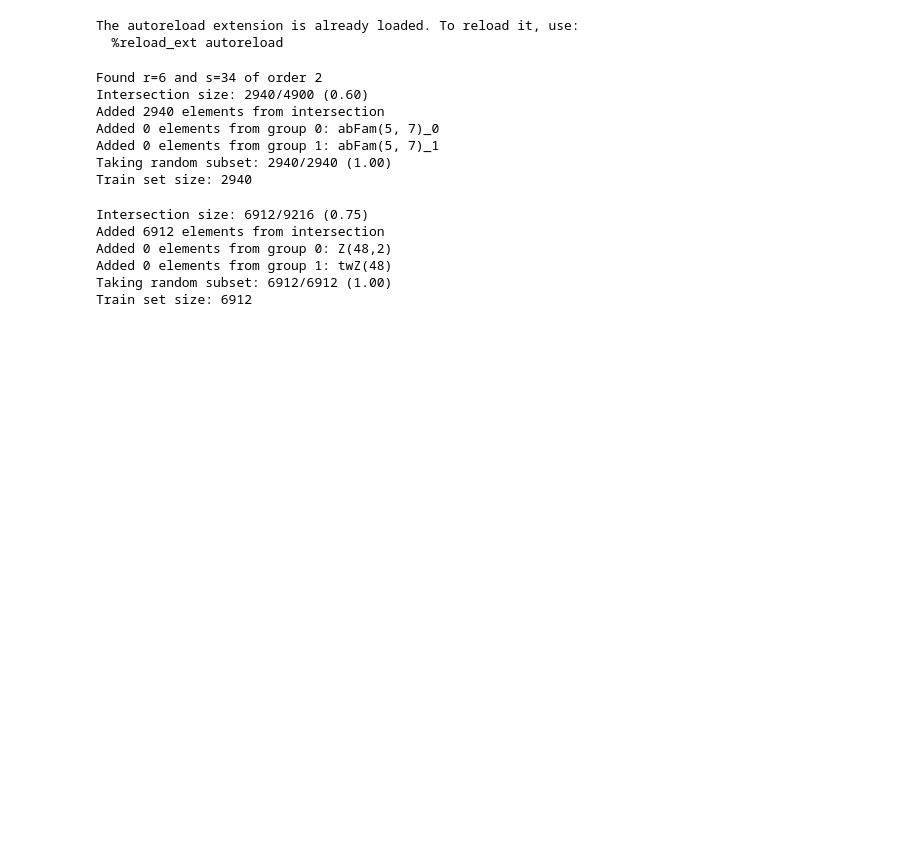
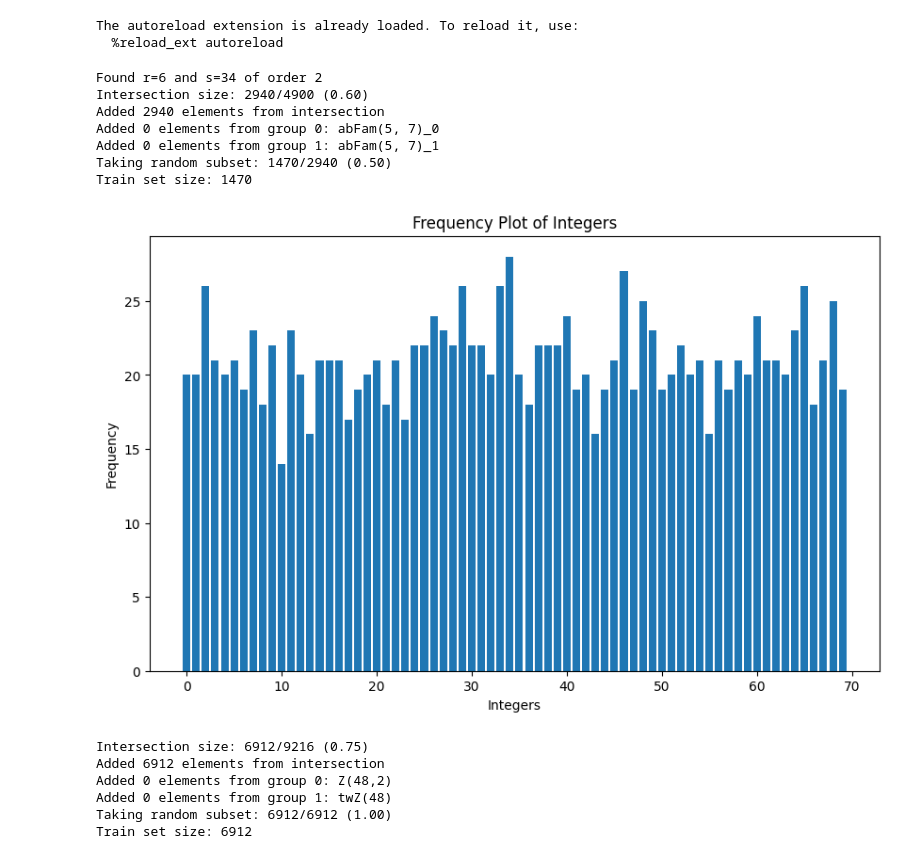
Before and after one commit to LouisYRYJ/Finite-groups, a Jupyter notebook: src/notebooks/evals_scratch.ipynb, the cells around one changed output. Drawn from its saved outputs; the diff is of its cells as text; code cells hidden in the pictures; blank space fills up the shorter version.

```diff
--- a/src/notebooks/evals_scratch.ipynb
+++ b/src/notebooks/evals_scratch.ipynb
@@ -20,7 +20,7 @@ params = dotdict(dict(
     group_string='abFam(5, 7)',
     delta_frac=0.,
     intersect_frac=1.,
-    train_frac=1.,
+    train_frac=.5,
 ))
 # %%
 gd = GroupData(params)
@@ -30,10 +30,13 @@ Intersection size: 2940/4900 (0.60)
 Added 2940 elements from intersection
 Added 0 elements from group 0: abFam(5, 7)_0
 Added 0 elements from group 1: abFam(5, 7)_1
-Taking random subset: 2940/2940 (1.00)
-Train set size: 2940
+Taking random subset: 1470/2940 (0.50)
+Train set size: 1470
 # %%
-gd.
+gd.frequency_histogram()
+plt.show()
+# %% [output]
+[figure, added]
 # %%
 prefix = '/workspace/Finite-groups/src/models'
 #path = f'{prefix}/2024_07_21_21_21_51_Z_50__clamped_50_'
```
Also changed, not shown: parts of 1 cell of this notebook, 2 other files.
